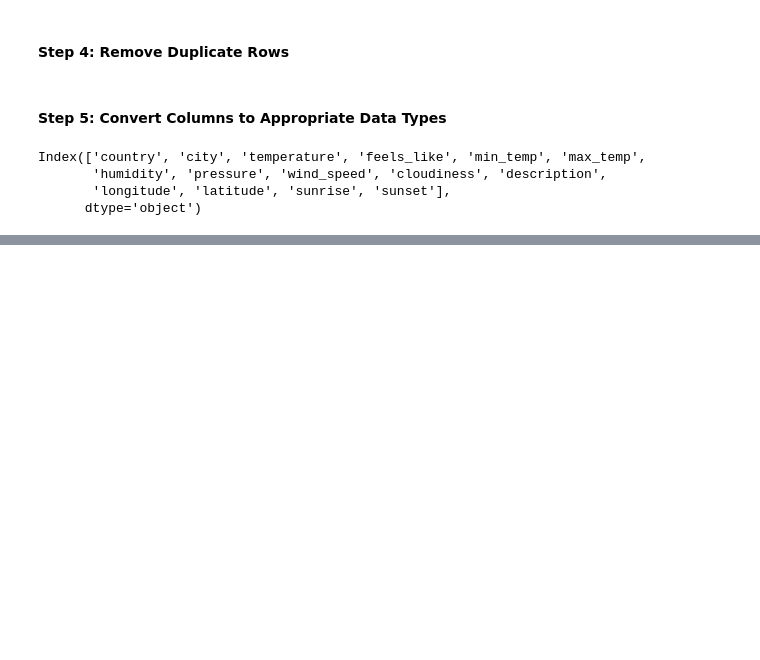
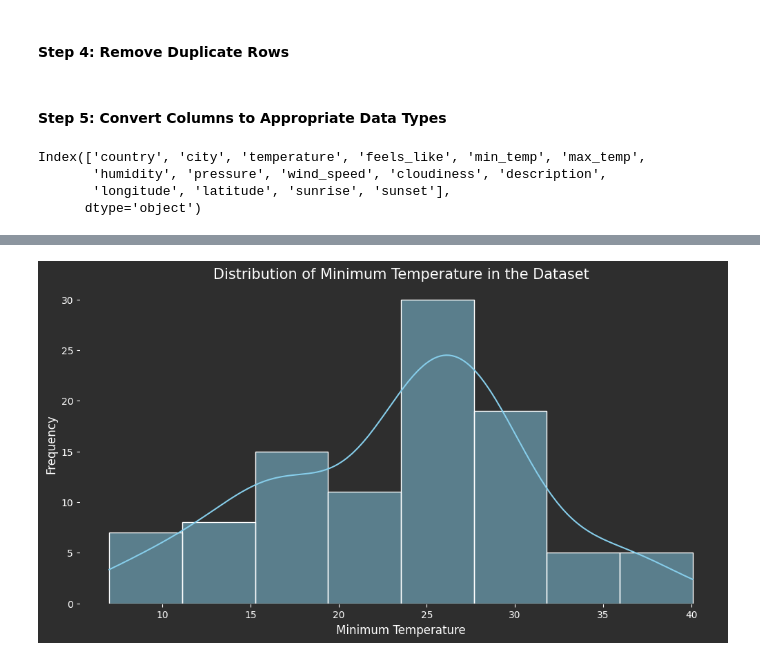
Before and after one commit to faizan-yousaf/Top-100-cities-weather-analysis-EDA, a Jupyter notebook: Cities_weather_analysis.ipynb, the cells around one changed output, grey strips where cells are left out. Saved outputs shown, nothing was run; the diff lists cells and outputs as text; code cells hidden in the pictures; blank space fills up the shorter version.

```diff
--- a/Cities_weather_analysis.ipynb
+++ b/Cities_weather_analysis.ipynb
@@ -984,0 +1009,11 @@ Index(['country', 'city', 'temperature', 'feels_like', 'min_temp', 'max_temp',
+# %%
+# histogram of the minimum temperature column:
+
+plt.figure(figsize=(12, 6))
+sns.histplot(df['min_temp'], kde=True, color='skyblue')
+plt.title('Distribution of Minimum Temperature in the Dataset', fontsize=15)
+plt.xlabel('Minimum Temperature', fontsize=12)
+plt.ylabel('Frequency', fontsize=12)
+plt.show()
+# %% [output]
+[figure, added]
```
Also changed, not shown: parts of 20 cells of this notebook.
